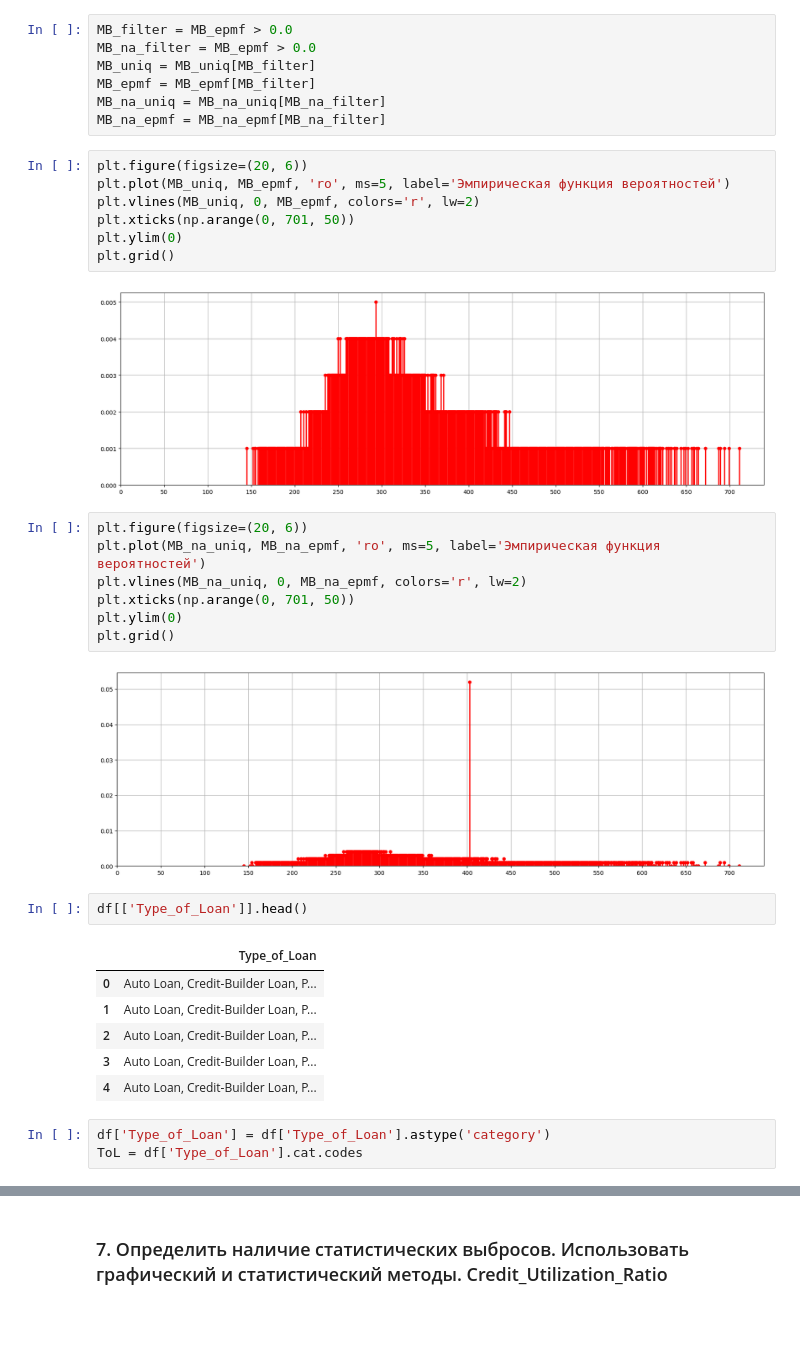
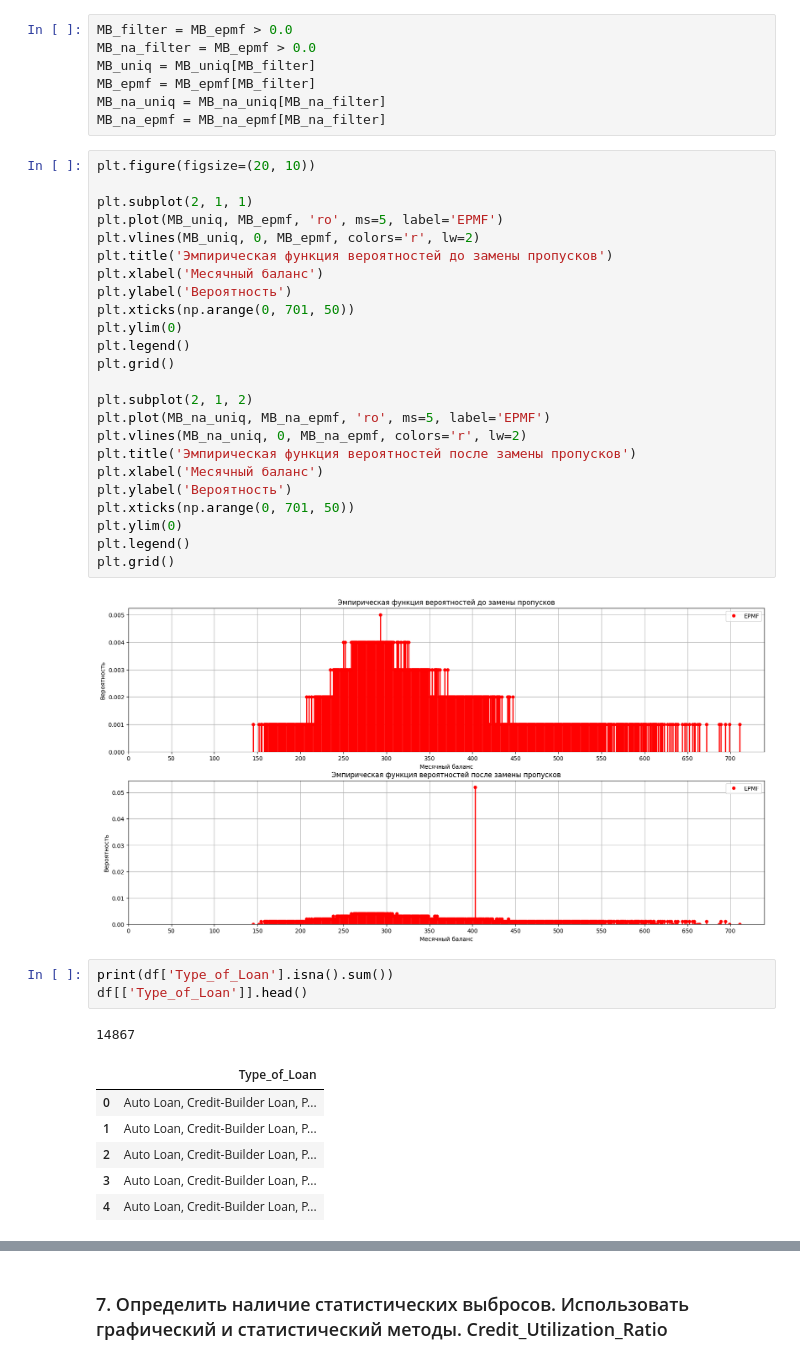
Before and after one commit to Ghukii/TMP-4sem-, a Jupyter notebook: Задание_6/Задание_6_13.ipynb, the cells around one changed output, grey strips where cells are left out. Cells and saved outputs as stored; diff of their text form; blank space fills up the shorter version.

```diff
--- a/Задание_6/Задание_6_13.ipynb
+++ b/Задание_6/Задание_6_13.ipynb
@@ -479,32 +483,39 @@ MB_epmf = MB_epmf[MB_filter]
 MB_na_uniq = MB_na_uniq[MB_na_filter]
 MB_na_epmf = MB_na_epmf[MB_na_filter]
 # %%
-plt.figure(figsize=(20, 6))
-plt.plot(MB_uniq, MB_epmf, 'ro', ms=5, label='Эмпирическая функция вероятностей')
+plt.figure(figsize=(20, 10))
+
+plt.subplot(2, 1, 1)
+plt.plot(MB_uniq, MB_epmf, 'ro', ms=5, label='EPMF')
 plt.vlines(MB_uniq, 0, MB_epmf, colors='r', lw=2)
+plt.title('Эмпирическая функция вероятностей до замены пропусков')
+plt.xlabel('Месячный баланс')
+plt.ylabel('Вероятность')
 plt.xticks(np.arange(0, 701, 50))
 plt.ylim(0)
+plt.legend()
 plt.grid()
+
+plt.subplot(2, 1, 2)
+plt.plot(MB_na_uniq, MB_na_epmf, 'ro', ms=5, label='EPMF')
+plt.vlines(MB_na_uniq, 0, MB_na_epmf, colors='r', lw=2)
+plt.title('Эмпирическая функция вероятностей после замены пропусков')
+plt.xlabel('Месячный баланс')
+plt.ylabel('Вероятность')
+plt.xticks(np.arange(0, 701, 50))
+plt.ylim(0)
+plt.legend()
+plt.grid()
 # %% [output]
-[figure, old version]
+[figure, new version]
-# %%
-plt.figure(figsize=(20, 6))
-plt.plot(MB_na_uniq, MB_na_epmf, 'ro', ms=5, label='Эмпирическая функция вероятностей')
-plt.vlines(MB_na_uniq, 0, MB_na_epmf, colors='r', lw=2)
-plt.xticks(np.arange(0, 701, 50))
-plt.ylim(0)
-plt.grid()
-# %% [output]
-[figure, removed]
 # %%
+print(df['Type_of_Loan'].isna().sum())
 df[['Type_of_Loan']].head()
 # %% [output]
+14867
 |  | Type_of_Loan |
 | 0 | Auto Loan, Credit-Builder Loan, P... |
 | 1 | Auto Loan, Credit-Builder Loan, P... |
 | 2 | Auto Loan, Credit-Builder Loan, P... |
 | 3 | Auto Loan, Credit-Builder Loan, P... |
 | 4 | Auto Loan, Credit-Builder Loan, P... |
-# %%
-df['Type_of_Loan'] = df['Type_of_Loan'].astype('category')
-ToL = df['Type_of_Loan'].cat.codes
```
Also changed, not shown: parts of 10 cells of this notebook.
